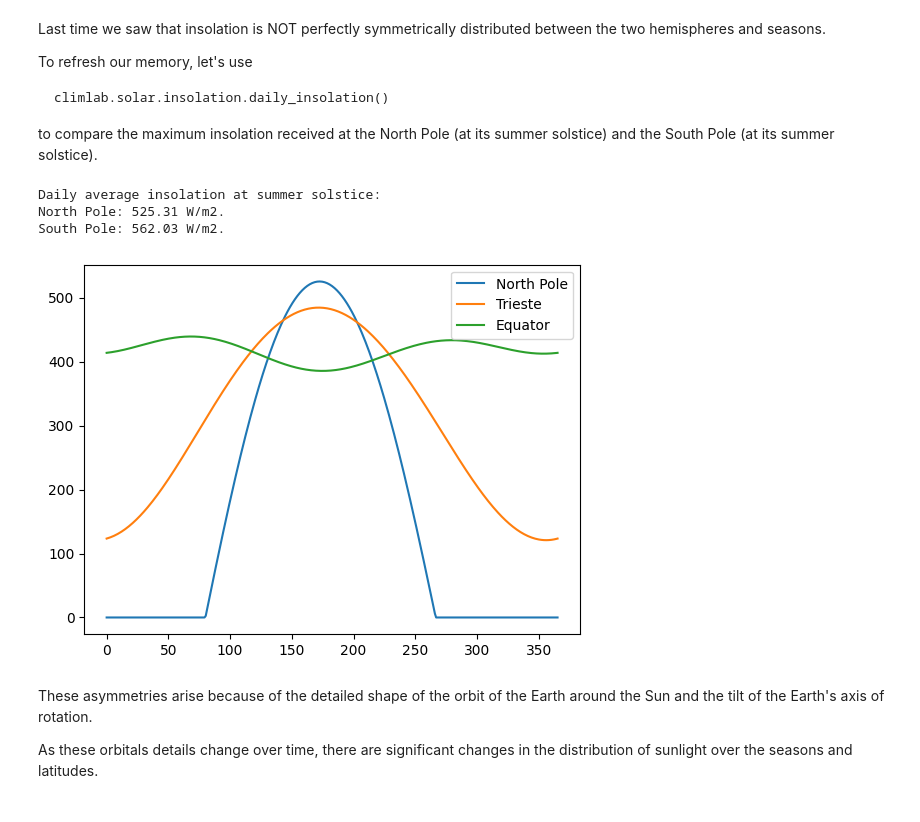
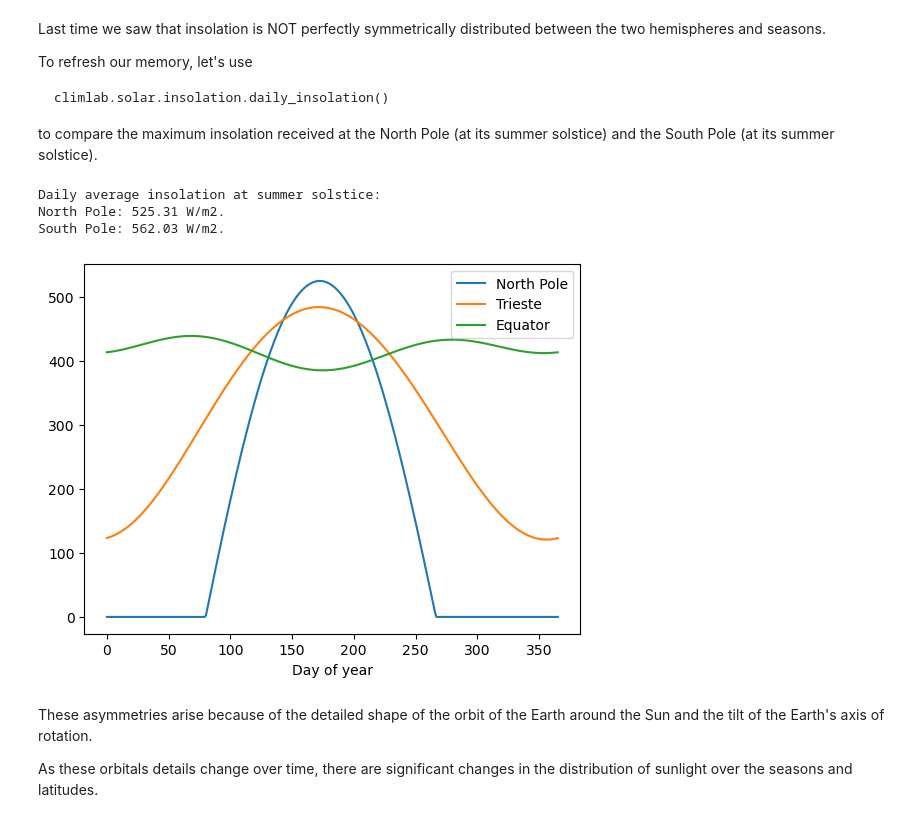
Before and after one commit to spencerahill/climate-book, a Jupyter notebook: notebooks/radn_orbital.ipynb, the cells around one changed output. Cells and saved outputs as stored; diff of their text form; code cells hidden in the pictures.

```diff
--- a/notebooks/radn_orbital.ipynb
+++ b/notebooks/radn_orbital.ipynb
@@ -69,28 +69,29 @@ to compare the maximum insolation received at the North Pole (at its summer sols
 # %%
 from climlab.solar.insolation import daily_insolation
 days = np.linspace(0, const.days_per_year, 365)
 
 Qnorth = daily_insolation(90,days)
 Qsouth = daily_insolation(-90,days)
 Qtrieste = daily_insolation(45,days)
 Qeq = daily_insolation(0,days)
 
 
 print( 'Daily average insolation at summer solstice:')
 print( 'North Pole: %0.2f W/m2.' %np.max(Qnorth))
 print( 'South Pole: %0.2f W/m2.' %np.max(Qsouth))
 
-
-plt.plot(days,Qnorth,label="North Pole")
-plt.plot(days,Qtrieste,label="Trieste")
-plt.plot(days,Qeq,label="Equator")
-plt.legend()
+fig,ax=plt.subplots()
+ax.plot(days,Qnorth,label="North Pole")
+ax.plot(days,Qtrieste,label="Trieste")
+ax.plot(days,Qeq,label="Equator")
+ax.set_xlabel("Day of year")
+ax.legend()
 plt.show()
 # %% [output]
 Daily average insolation at summer solstice:
 North Pole: 525.31 W/m2.
 South Pole: 562.03 W/m2.
-[figure, old version]
+[figure, new version]
 # %% [markdown]
 These asymmetries arise because of the detailed shape of the orbit of the Earth around the Sun and the tilt of the Earth's axis of rotation.
 
```
Also changed, not shown: parts of 2 cells of this notebook, 4 other files.
